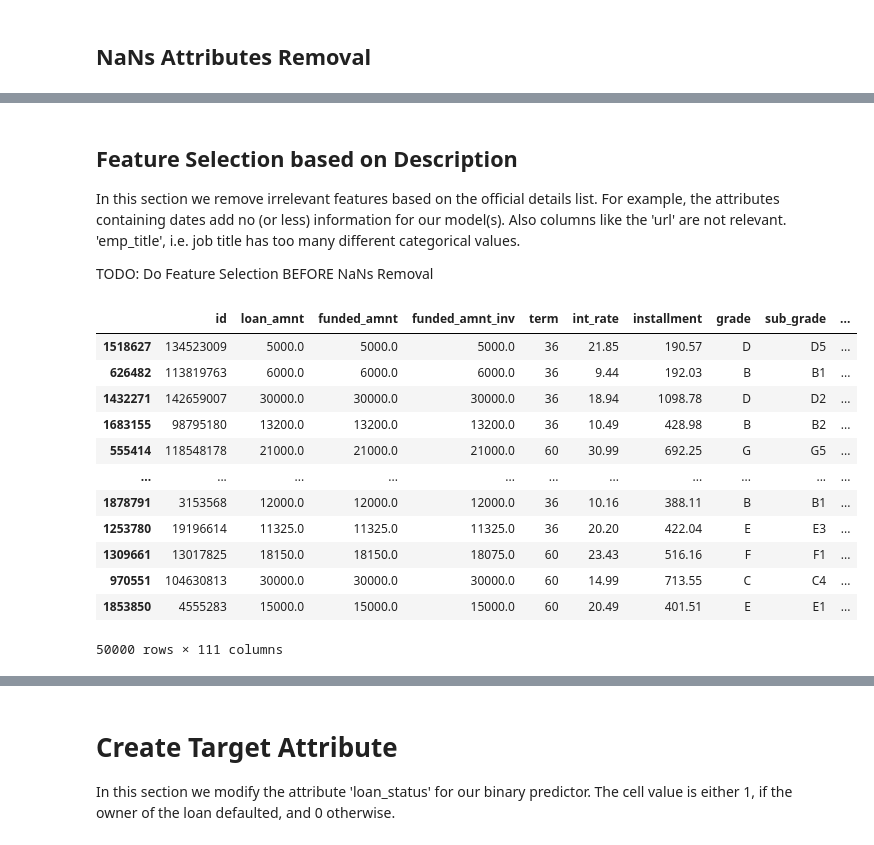
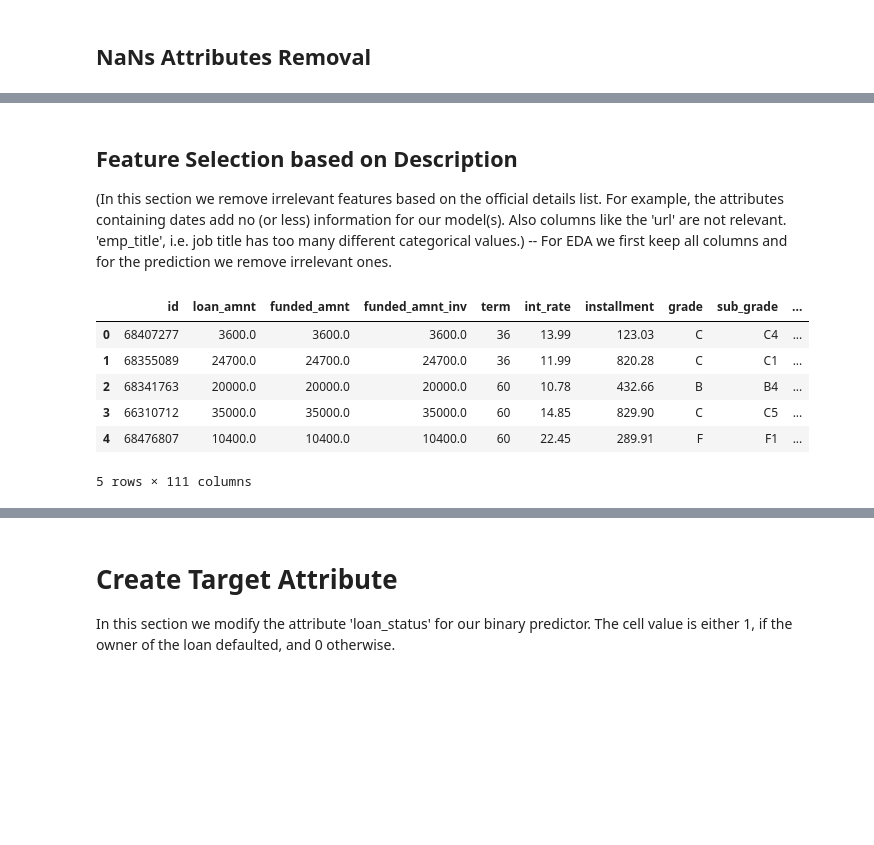
Before and after one commit to negralessio/advanced-ml-final-project, a Jupyter notebook: notebooks/preprocessing.ipynb, the cells around one changed output, grey strips where cells are left out. Drawn from its saved outputs; the diff is of its cells as text; code cells hidden in the pictures; blank space fills up the shorter version.

```diff
--- a/notebooks/preprocessing.ipynb
+++ b/notebooks/preprocessing.ipynb
@@ -19,8 +19,8 @@ accepted_df = pd.read_csv(filepath_or_buffer="../data/raw/accepted_2007_to_2018Q
 # Take on subset of the whole data to better work with it
 # TODO: Delete this later for the final fit of our model(s)
 # Attention: For NaNs Identification etc... use full dataset
-n_sample = 50000
-accepted_df = accepted_df.sample(n=n_sample)
+#n_sample = 50000
+#accepted_df = accepted_df.sample(n=n_sample)
 #rejected_df = rejected_df.sample(n=n_sample)
 # %%
 # Get number of rows apriori of preprocessing
@@ -83,9 +83,7 @@ accepted_df.head(5)
 5 rows × 111 columns
 # %% [markdown]
 ## Feature Selection based on Description
-In this section we remove irrelevant features based on the official details list. For example, the attributes containing dates add no (or less) information for our model(s). Also columns like the 'url' are not relevant. 'emp_title', i.e. job title has too many different categorical values.
-
-TODO: Do Feature Selection BEFORE NaNs Removal
+(In this section we remove irrelevant features based on the official details list. For example, the attributes containing dates add no (or less) information for our model(s). Also columns like the 'url' are not relevant. 'emp_title', i.e. job title has too many different categorical values.) -- For EDA we first keep all columns and for the prediction we remove irrelevant ones.
 # %%
 # Define irrelevant columns to drop, also includes columns like 'id' which we cannot use for prediction
 irrelevant_columns = ['url', 'zip_code', 'id', 'emp_title', 'issue_d', 'pymnt_plan', 'purpose', 'title', 'addr_state', 'earliest_cr_line', 'initial_list_status', 'last_pymnt_d', 'next_pymnt_d', 'last_credit_pull_d', 'disbursement_method', 'debt_settlement_flag', 'hardship_flag']
@@ -113,21 +112,15 @@ accepted_df['emp_length'] = accepted_df['emp_length'].apply(lambda x: clean_empl
 # Remove suffix in attribute "term"
 accepted_df["term"] = accepted_df["term"].apply(lambda x: re.sub('[^0-9]','', str(x)))
 # %%
-accepted_df
+accepted_df.head(5)
 # %% [output]
 |  | id | loan_amnt | funded_amnt | funded_amnt_inv | term | int_rate | installment | grade | sub_grade | ... |
-| 1518627 | 134523009 | 5000.0 | 5000.0 | 5000.0 | 36 | 21.85 | 190.57 | D | D5 | ... |
-| 626482 | 113819763 | 6000.0 | 6000.0 | 6000.0 | 36 | 9.44 | 192.03 | B | B1 | ... |
-| 1432271 | 142659007 | 30000.0 | 30000.0 | 30000.0 | 36 | 18.94 | 1098.78 | D | D2 | ... |
-| 1683155 | 98795180 | 13200.0 | 13200.0 | 13200.0 | 36 | 10.49 | 428.98 | B | B2 | ... |
-| 555414 | 118548178 | 21000.0 | 21000.0 | 21000.0 | 60 | 30.99 | 692.25 | G | G5 | ... |
-| ... | ... | ... | ... | ... | ... | ... | ... | ... | ... | ... |
-| 1878791 | 3153568 | 12000.0 | 12000.0 | 12000.0 | 36 | 10.16 | 388.11 | B | B1 | ... |
-| 1253780 | 19196614 | 11325.0 | 11325.0 | 11325.0 | 36 | 20.20 | 422.04 | E | E3 | ... |
-| 1309661 | 13017825 | 18150.0 | 18150.0 | 18075.0 | 60 | 23.43 | 516.16 | F | F1 | ... |
-| 970551 | 104630813 | 30000.0 | 30000.0 | 30000.0 | 60 | 14.99 | 713.55 | C | C4 | ... |
-| 1853850 | 4555283 | 15000.0 | 15000.0 | 15000.0 | 60 | 20.49 | 401.51 | E | E1 | ... |
+| 0 | 68407277 | 3600.0 | 3600.0 | 3600.0 | 36 | 13.99 | 123.03 | C | C4 | ... |
+| 1 | 68355089 | 24700.0 | 24700.0 | 24700.0 | 36 | 11.99 | 820.28 | C | C1 | ... |
+| 2 | 68341763 | 20000.0 | 20000.0 | 20000.0 | 60 | 10.78 | 432.66 | B | B4 | ... |
+| 3 | 66310712 | 35000.0 | 35000.0 | 35000.0 | 60 | 14.85 | 829.90 | C | C5 | ... |
+| 4 | 68476807 | 10400.0 | 10400.0 | 10400.0 | 60 | 22.45 | 289.91 | F | F1 | ... |
-50000 rows × 111 columns
+5 rows × 111 columns
 # %%
 # TODO: Encode categorical values to numeric ones, e.g. with One Hot Encoder
 accepted_df.dtypes
```
Also changed, not shown: parts of 11 cells of this notebook.
